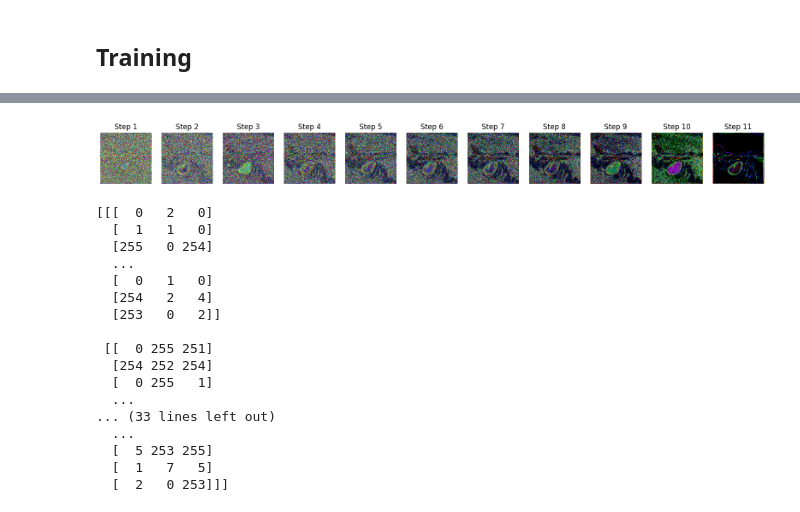
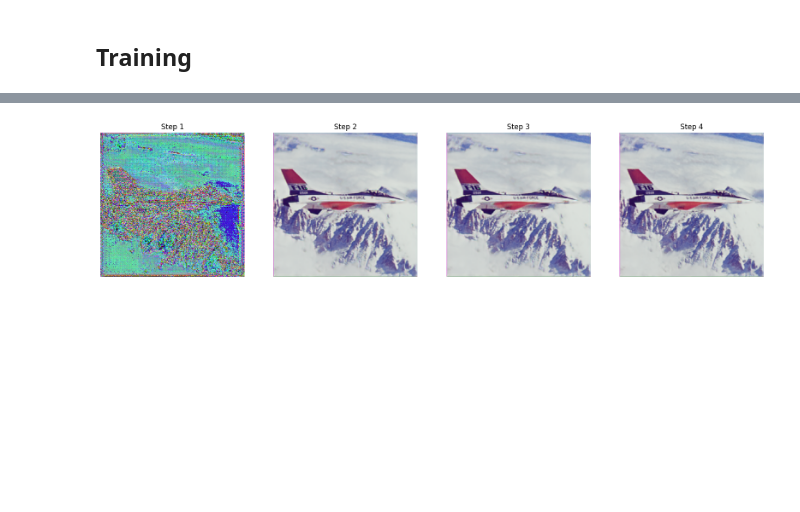
Before and after one commit to US3R070/Generative-Models-for-Visual-Signals, a Jupyter notebook: main.ipynb, the cells around one changed output, grey strips where cells are left out. Drawn from its saved outputs; the diff is of its cells as text; code cells hidden in the pictures; blank space fills up the shorter version.

```diff
--- a/main.ipynb
+++ b/main.ipynb
@@ -136,20 +136,21 @@ print(psnr_value_array)
 # %% [markdown]
 ## Training
 # %%
-def train_model(model,mse, optimizer,target_image,noise_images, num_epochs=100):
+def train_model(model,mse, optimizer,target_image,noise_images, num_epochs=200):
     result = []
     step = 0
 
-    for i in range(1,len(noise_images)+1):
+    for i in range(1,3):
 
-        now = noise_images[len(noise_images)-i] / 255
-        now = torch.from_numpy(now).to(torch.float).permute(2,0,1).unsqueeze(0)
+        now = target_image
+        # now = noise_images[len(noise_images)-i] / 255
+        # now = torch.from_numpy(now).to(torch.float).permute(2,0,1).unsqueeze(0)
         print(now.shape)
 
         for epoch in range(num_epochs):
             model.train()
-            if epoch % 10 == 0:
-                print('Epoch {}/{}'.format(epoch, num_epochs - 1))
+            if epoch % 10 == 9:
+                print('Iteration {}/{}'.format(epoch, num_epochs - 1))
             # print('-' * 10)
             epoch_loss = 0
             step += 1
@@ -168,11 +169,11 @@ def train_model(model,mse, optimizer,target_image,noise_images, num_epochs=100):
             # print("epoch %d loss:%0.8f" % (epoch, epoch_loss/step))
 
             # PSNR early stopping
-            if epoch == num_epochs - 1 :
+            if epoch == num_epochs - 1 or epoch == 0:
                 model.eval()
                 with torch.no_grad():
                     outputs = outputs.squeeze(0).permute(1, 2, 0)
-                    outputs = outputs.cpu().numpy()
+                    outputs = (outputs.cpu().numpy() * 255 ).astype(np.uint8)
                     # Convert the reshaped tensor to a NumPy array
                     result.append(outputs)
 
@@ -182,7 +183,7 @@ def train_model(model,mse, optimizer,target_image,noise_images, num_epochs=100):
     return model,result
 
 def train(image,intermediate_images):
-    image = skimage.transform.resize(image,(256,256)) / 255
+    image = skimage.transform.resize(image,(256,256))
     image = torch.from_numpy(image).to(torch.float).permute(2,0,1).unsqueeze(0).to(device)
     print('target:', image.shape)
     #intermediate_images = ddpm_forward_pass(clean_image)
@@ -190,8 +191,7 @@ def train(image,intermediate_images):
     mse = nn.MSELoss().to(device)
     optimizer = torch.optim.Adam(model.parameters())
     model,result = train_model(model,mse, optimizer, image,intermediate_images)
-    titles =  [f"Step {i}" for i in range(1, 12)]
-    result = [(each * 255).astype(np.uint8) for each in result]
+    titles = [f"Step {i}" for i in range(1, 12)]
     show_images(result,titles)
 
     return result
@@ -231,28 +220,5 @@ Clipping input data to the valid range for imshow with RGB data ([0..1] for floa
 # %%
-
-titles =  [f"Step {i}" for i in range(1, 12)]
-
-sus = [(each * 255).astype(np.uint8) for each in sus]
-
-show_images(sus,titles)
-
-print(sus[0])
+Titile = [f"Step {i}" for i in range(1, 5)]
+show_images(sus,Titile)
 # %% [output]
-[figure, old version]
+[figure, new version]
-[[[  0   2   0]
-  [  1   1   0]
-  [255   0 254]
-  ...
-  [  0   1   0]
-  [254   2   4]
-  [253   0   2]]
-
- [[  0 255 251]
-  [254 252 254]
-  [  0 255   1]
-  ...
-... (33 lines left out)
-  ...
-  [  5 253 255]
-  [  1   7   5]
-  [  2   0 253]]]
```
Also changed, not shown: parts of 2 cells of this notebook.
